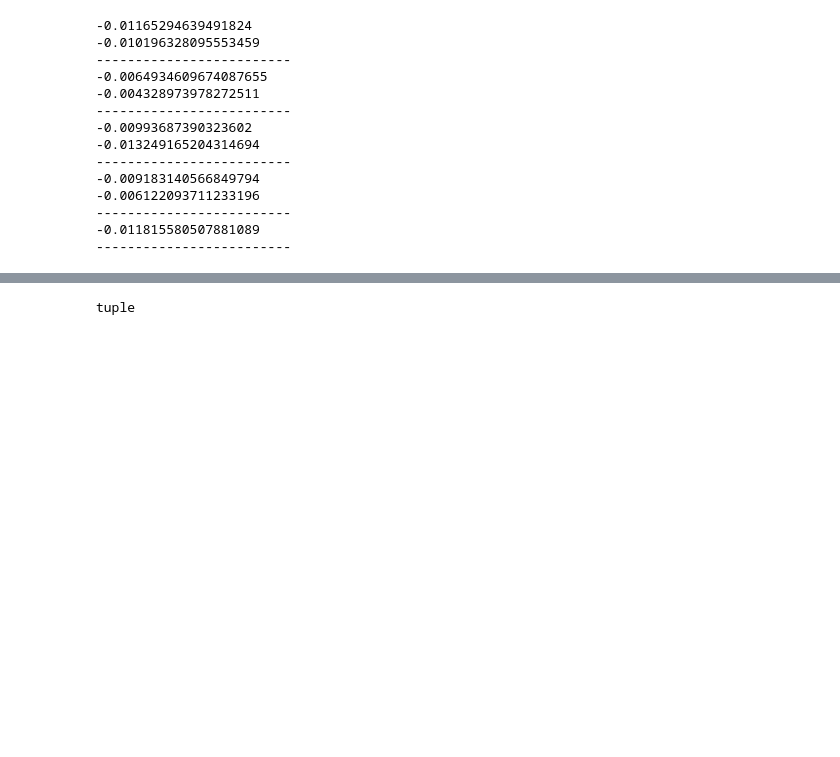
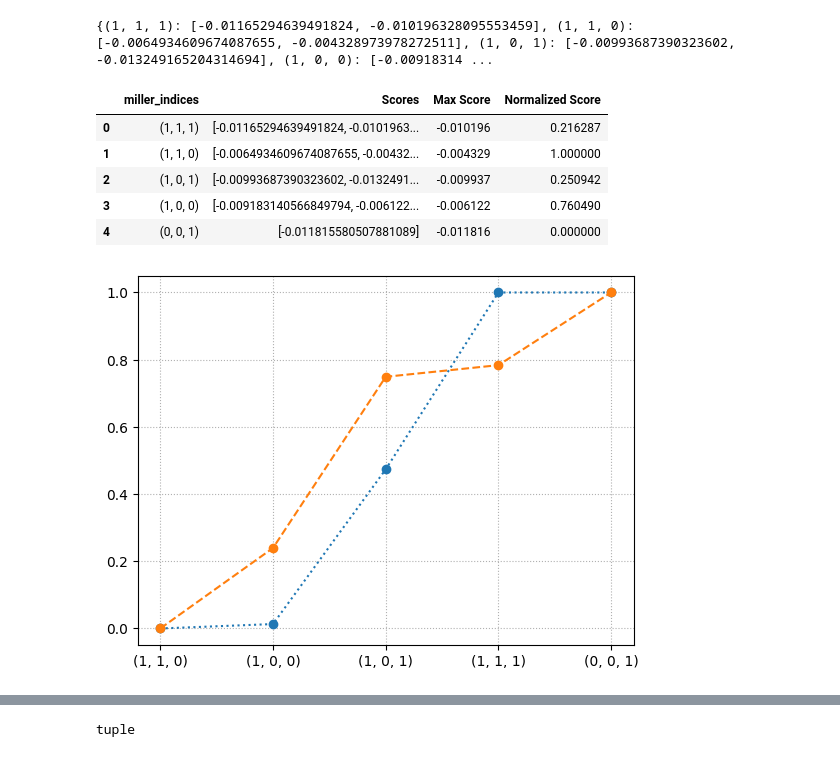
Before and after one commit to Matminator/GNoME_DREAMS_OER_screening, a Jupyter notebook: notebooks/OER_stody_experimental.ipynb, the cells around one changed output, grey strips where cells are left out. Saved outputs shown, nothing was run; the diff lists cells and outputs as text; code cells hidden in the pictures; blank space fills up the shorter version.

```diff
--- a/notebooks/OER_stody_experimental.ipynb
+++ b/notebooks/OER_stody_experimental.ipynb
@@ -28,18 +153,35 @@ stody = OER_catalyst_study(
 stody.identify_distinct_surfaces()
 stody.predict_most_likely_surfaces('coordination', 'stoichiometric')
 df = stody.get_df_with_surface_rankings()
+df
 # %% [output]
--0.01165294639491824
--0.010196328095553459
--------------------------
--0.0064934609674087655
--0.004328973978272511
--------------------------
--0.00993687390323602
--0.013249165204314694
--------------------------
--0.009183140566849794
--0.006122093711233196
--------------------------
--0.011815580507881089
--------------------------
+{(1, 1, 1): [-0.01165294639491824, -0.010196328095553459], (1, 1, 0): [-0.0064934609674087655, -0.004328973978272511], (1, 0, 1): [-0.00993687390323602, -0.013249165204314694], (1, 0, 0): [-0.00918314 ...
+|  | miller_indices | Scores | Max Score | Normalized Score |
+| 0 | (1, 1, 1) | [-0.01165294639491824, -0.0101963... | -0.010196 | 0.216287 |
+| 1 | (1, 1, 0) | [-0.0064934609674087655, -0.00432... | -0.004329 | 1.000000 |
+| 2 | (1, 0, 1) | [-0.00993687390323602, -0.0132491... | -0.009937 | 0.250942 |
+| 3 | (1, 0, 0) | [-0.009183140566849794, -0.006122... | -0.006122 | 0.760490 |
+| 4 | (0, 0, 1) | [-0.011815580507881089] | -0.011816 | 0.000000 |
+# %%
+Energies = (np.array([0.75, 0.76, 1.11, 1.51, 1.51]) - 0.75)/(1.51- 0.75)
+millers = [(1,1,0), (1,0,0), (1,0,1), (1,1,1), (0,0,1)]
+# %%
+cord_dict = {}
+
+for i, row in df.iterrows():
+    cord_dict[row['miller_indices']] = row['Scores']
+
+coords = []
+for miller in millers:
+    coords.append(np.max(cord_dict[miller]))
+
+
+max_coords = -0.013249165204314694
+normed_coords = -(coords - np.max(coords)) / (np.max(coords) - np.min(coords))
+# %%
+plt.plot(Energies, 'o:', color = sns_colors[0])
+plt.plot(normed_coords, 'o--', color = sns_colors[1])
+plt.xticks(ticks=np.arange(len(millers)), labels=millers);
+plt.grid(linestyle=':')
+# %% [output]
+[figure, added]
```
Also changed, not shown: parts of 18 cells of this notebook, 3 other files.
